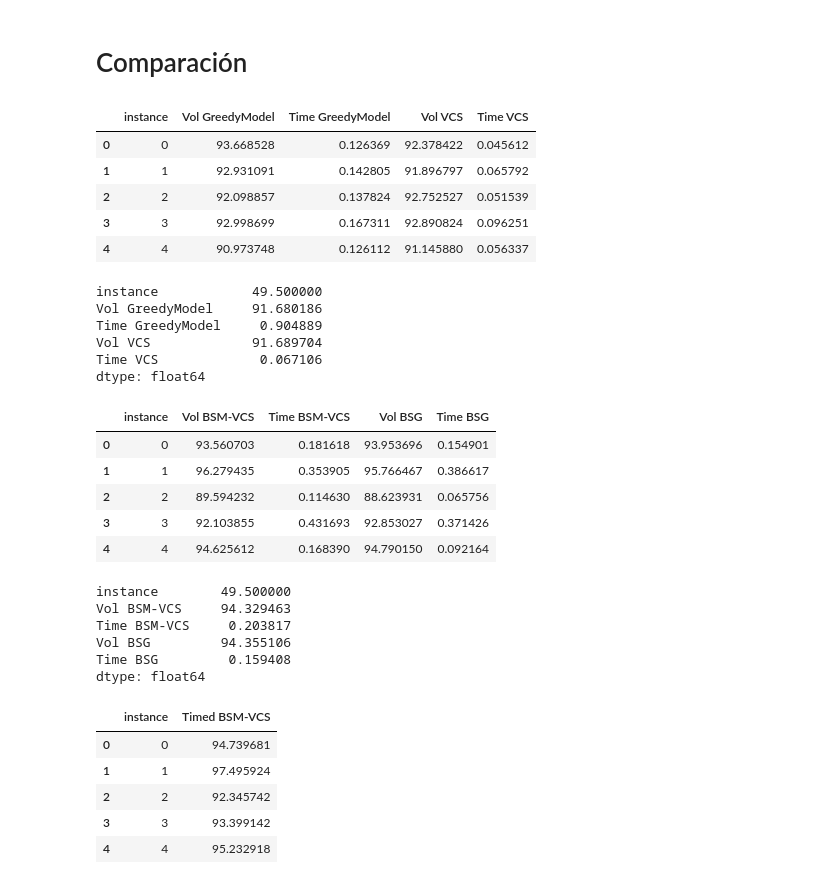
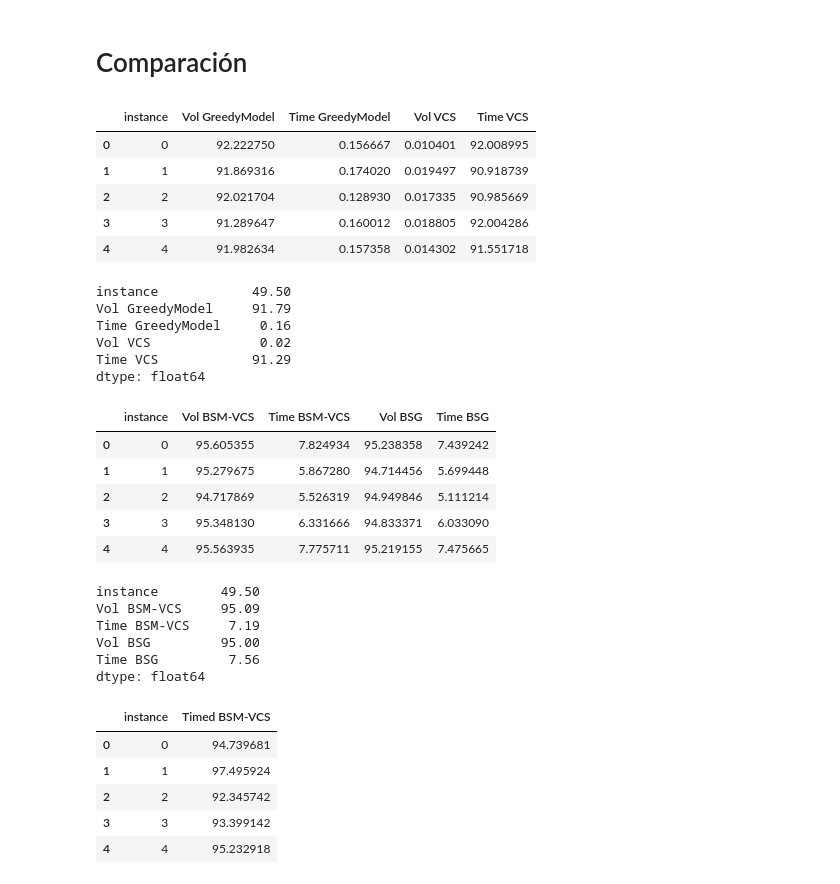
Before and after one commit to OscarRojasG/CLP-Framework, a Jupyter notebook: notebooks/solver.ipynb, the cells around one changed output. Drawn from its saved outputs; the diff is of its cells as text; code cells hidden in the pictures.

```diff
--- a/notebooks/solver.ipynb
+++ b/notebooks/solver.ipynb
@@ -19,6 +19,6 @@ w = 8
 min_fr = 1
 
 greedy_solver = GreedyModelSolver(model, w=8) # W = 8 selecciona 64 candidatos
-greedy_eval = greedy_solver.solve(instance_file, instance_number, min_fr)
+greedy_eval, _ = greedy_solver.solve(instance_file, instance_number, min_fr)
 print(greedy_eval)
 # %% [output]
@@ -101,31 +101,31 @@ Ejecutando Timed BSM-GM con w = 4
 # %%
 from solvers.evaluators.greedy_evaluator import greedy_eval
 from solvers.greedy.greedy_model import GreedyModelSolver
 from solvers.greedy.vcs import VCSSolver
 
 greedy_model_solver = GreedyModelSolver(model, w=8)
 vcs_solver = VCSSolver()
 
 solver_list = [greedy_model_solver, vcs_solver]
-instance_file = "benchmarks/BR7.txt"
+instance_file = "benchmarks/BR15.txt"
 num_instances = 100
-min_fr = 1
+min_fr = 0.98
 
 df = greedy_eval(solver_list, instance_file, num_instances, min_fr)
 display(df.head())
-df.mean()
+round(df.mean(), 2)
 # %% [output]
 |  | instance | Vol GreedyModel | Time GreedyModel | Vol VCS | Time VCS |
-| 0 | 0 | 93.668528 | 0.126369 | 92.378422 | 0.045612 |
-| 1 | 1 | 92.931091 | 0.142805 | 91.896797 | 0.065792 |
-| 2 | 2 | 92.098857 | 0.137824 | 92.752527 | 0.051539 |
-| 3 | 3 | 92.998699 | 0.167311 | 92.890824 | 0.096251 |
-| 4 | 4 | 90.973748 | 0.126112 | 91.145880 | 0.056337 |
+| 0 | 0 | 92.222750 | 0.156667 | 0.010401 | 92.008995 |
+| 1 | 1 | 91.869316 | 0.174020 | 0.019497 | 90.918739 |
+| 2 | 2 | 92.021704 | 0.128930 | 0.017335 | 90.985669 |
+| 3 | 3 | 91.289647 | 0.160012 | 0.018805 | 92.004286 |
+| 4 | 4 | 91.982634 | 0.157358 | 0.014302 | 91.551718 |
-instance            49.500000
-Vol GreedyModel     91.680186
-Time GreedyModel     0.904889
-Vol VCS             91.689704
-Time VCS             0.067106
+instance            49.50
+Vol GreedyModel     91.79
+Time GreedyModel     0.16
+Vol VCS              0.02
+Time VCS            91.29
 dtype: float64
 # %%
 from solvers.evaluators.bs_evaluator import bs_eval
@@ -138,26 +138,26 @@ bsm_gm_solver = BSM_GM_Solver(model)
 bsg_solver = BSG_Solver()
 
 solver_list = [bsm_vcs_solver, bsg_solver]
-instance_file = "benchmarks/BR1.txt"
+instance_file = "benchmarks/BR11.txt"
 num_instances = 100
 w = 8
-min_fr = 1
+min_fr = 0.98
 
 df = bs_eval(solver_list, instance_file, num_instances, w, min_fr)
 display(df.head())
-df.mean()
+round(df.mean(), 2)
 # %% [output]
 |  | instance | Vol BSM-VCS | Time BSM-VCS | Vol BSG | Time BSG |
-| 0 | 0 | 93.560703 | 0.181618 | 93.953696 | 0.154901 |
-| 1 | 1 | 96.279435 | 0.353905 | 95.766467 | 0.386617 |
-| 2 | 2 | 89.594232 | 0.114630 | 88.623931 | 0.065756 |
-| 3 | 3 | 92.103855 | 0.431693 | 92.853027 | 0.371426 |
-| 4 | 4 | 94.625612 | 0.168390 | 94.790150 | 0.092164 |
+| 0 | 0 | 95.605355 | 7.824934 | 95.238358 | 7.439242 |
+| 1 | 1 | 95.279675 | 5.867280 | 94.714456 | 5.699448 |
+| 2 | 2 | 94.717869 | 5.526319 | 94.949846 | 5.111214 |
+| 3 | 3 | 95.348130 | 6.331666 | 94.833371 | 6.033090 |
+| 4 | 4 | 95.563935 | 7.775711 | 95.219155 | 7.475665 |
-instance        49.500000
-Vol BSM-VCS     94.329463
-Time BSM-VCS     0.203817
-Vol BSG         94.355106
-Time BSG         0.159408
+instance        49.50
+Vol BSM-VCS     95.09
+Time BSM-VCS     7.19
+Vol BSG         95.00
+Time BSG         7.56
 dtype: float64
 # %%
 from solvers.evaluators.timed_evaluator import timed_eval
```
Also changed, not shown: parts of 4 cells of this notebook, 16 other files.
